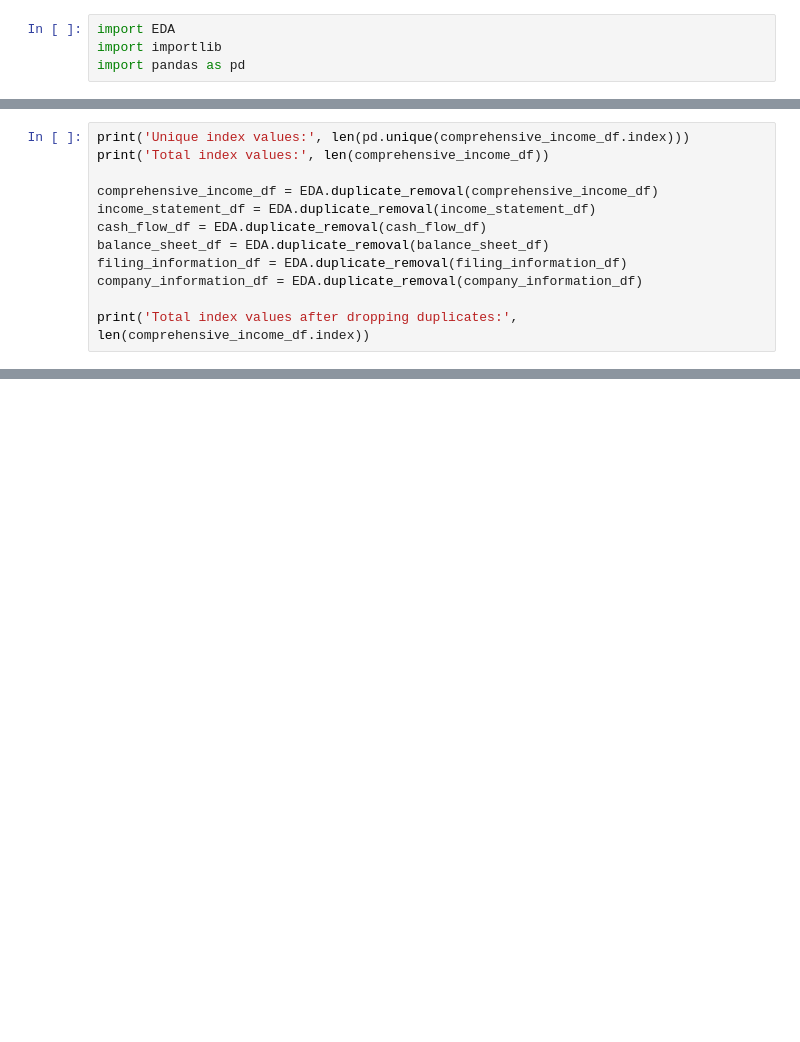
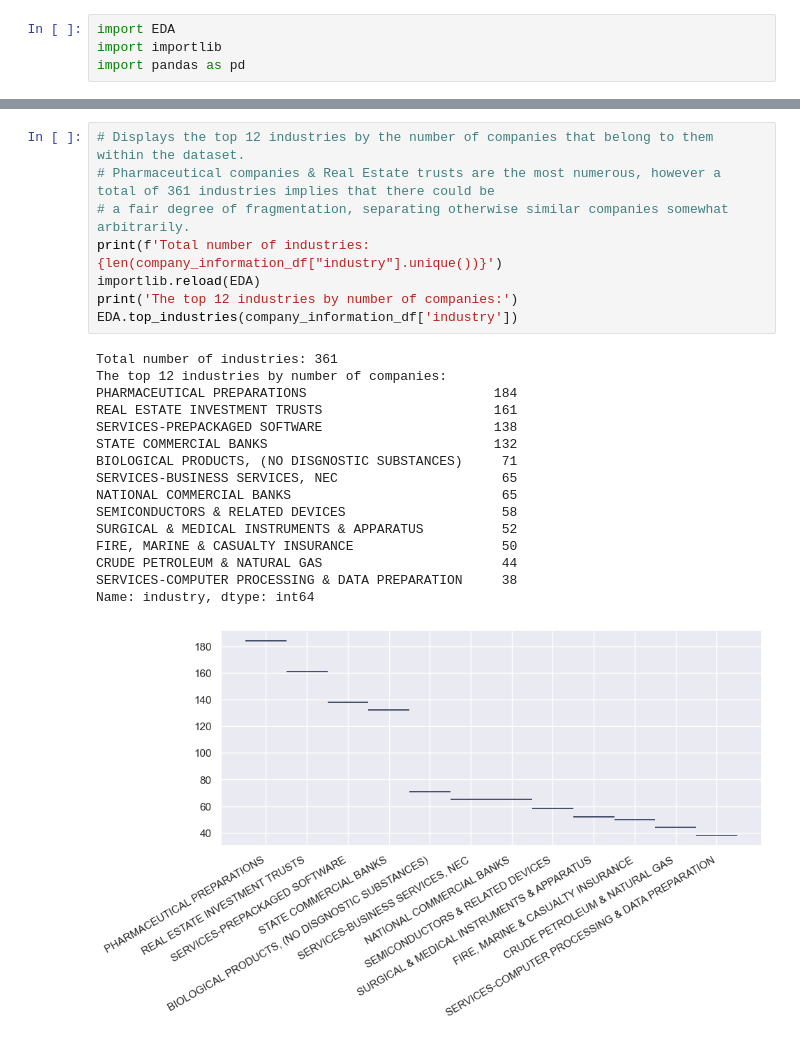
Before and after one commit to BNDT4Sen/Final-Project-Financial-Analysis, a Jupyter notebook: Exploratory-Data-Analysis/DataFrame_Exploration.ipynb, the cells around one changed output, grey strips where cells are left out. Cells and saved outputs as stored; diff of their text form; blank space fills up the shorter version.

```diff
--- a/Exploratory-Data-Analysis/DataFrame_Exploration.ipynb
+++ b/Exploratory-Data-Analysis/DataFrame_Exploration.ipynb
@@ -34,12 +16,0 @@ Name: other_comprehensive_income_loss_attributable_to_noncontrolling_interest, d
-# %%
-print('Unique index values:', len(pd.unique(comprehensive_income_df.index)))
-print('Total index values:', len(comprehensive_income_df))
-
-comprehensive_income_df = EDA.duplicate_removal(comprehensive_income_df)
-income_statement_df = EDA.duplicate_removal(income_statement_df)
-cash_flow_df = EDA.duplicate_removal(cash_flow_df)
-balance_sheet_df = EDA.duplicate_removal(balance_sheet_df)
-filing_information_df = EDA.duplicate_removal(filing_information_df)
-company_information_df = EDA.duplicate_removal(company_information_df)
-
-print('Total index values after dropping duplicates:', len(comprehensive_income_df.index))
@@ -247,0 +32,25 @@ company_information_df.to_csv('../Data/Cleaned_Pandas_DataFrames/company_informa
+# %%
+# Displays the top 12 industries by the number of companies that belong to them within the dataset.
+# Pharmaceutical companies & Real Estate trusts are the most numerous, however a total of 361 industries implies that there could be
+# a fair degree of fragmentation, separating otherwise similar companies somewhat arbitrarily.
+print(f'Total number of industries: {len(company_information_df["industry"].unique())}')
+importlib.reload(EDA)
+print('The top 12 industries by number of companies:')
+EDA.top_industries(company_information_df['industry'])
+# %% [output]
+Total number of industries: 361
+The top 12 industries by number of companies:
+PHARMACEUTICAL PREPARATIONS                        184
+REAL ESTATE INVESTMENT TRUSTS                      161
+SERVICES-PREPACKAGED SOFTWARE                      138
+STATE COMMERCIAL BANKS                             132
+BIOLOGICAL PRODUCTS, (NO DISGNOSTIC SUBSTANCES)     71
+SERVICES-BUSINESS SERVICES, NEC                     65
+NATIONAL COMMERCIAL BANKS                           65
+SEMICONDUCTORS & RELATED DEVICES                    58
+SURGICAL & MEDICAL INSTRUMENTS & APPARATUS          52
+FIRE, MARINE & CASUALTY INSURANCE                   50
+CRUDE PETROLEUM & NATURAL GAS                       44
+SERVICES-COMPUTER PROCESSING & DATA PREPARATION     38
+Name: industry, dtype: int64
+[figure, added]
```
Also changed, not shown: parts of 20 cells of this notebook, 4 other files.
